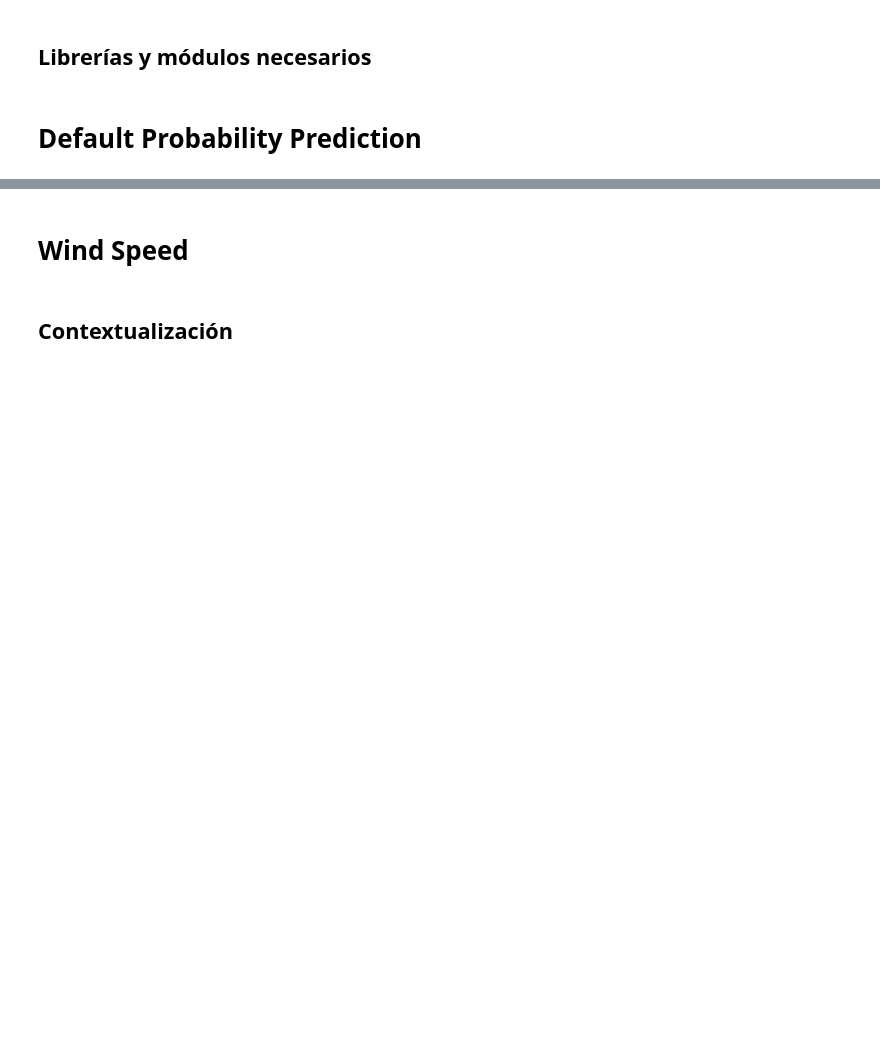
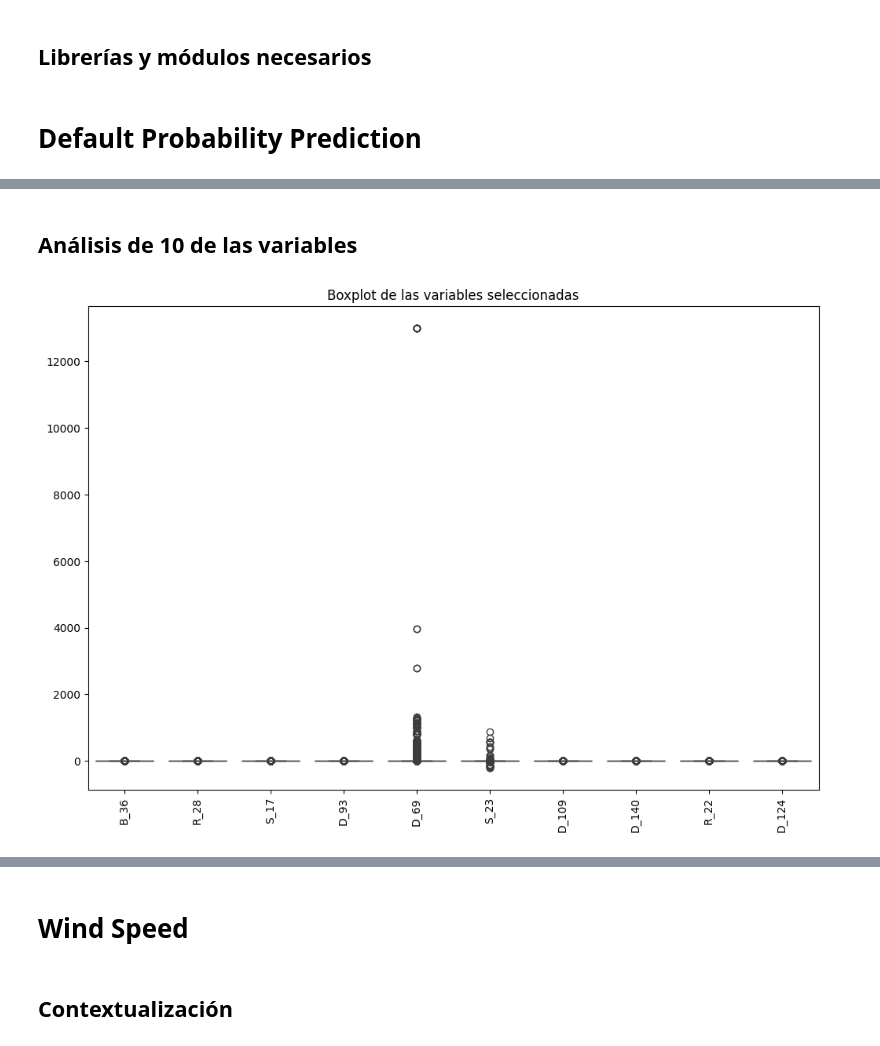
Before and after one commit to kmarcela11/Parcial2_MachineLearning, a Jupyter notebook: _sources/Ejercicio1.ipynb, the cells around one changed output, grey strips where cells are left out. Cells and saved outputs as stored; diff of their text form; code cells hidden in the pictures; blank space fills up the shorter version.

```diff
--- a/_sources/Ejercicio1.ipynb
+++ b/_sources/Ejercicio1.ipynb
@@ -18,0 +156,13 @@ import numpy as np
+# %%
+# Calcula el porcentaje de valores faltantes por columna
+missing_percentage = df.isnull().sum() / len(df) * 100
+
+# Identifica las columnas con más del 50% de valores faltantes
+columns_to_drop = missing_percentage[missing_percentage > 50].index.tolist()
+
+# Imprime las columnas que se eliminarán
+print("Columnas con más del 50% de datos faltantes que se eliminarán:")
+print(columns_to_drop)
+
+# Elimina las columnas
+df = df.drop(columns=columns_to_drop)
@@ -18,0 +214,16 @@ import numpy as np
+# %%
+categorical_columns = df.select_dtypes(include=['object']).columns
+
+# Llenar valores faltantes temporales con una cadena "missing" para no perder información
+df[categorical_columns] = df[categorical_columns].fillna('missing')
+
+# Usar HashingEncoder para convertir las variables categóricas a numéricas
+hashing_encoder = ce.HashingEncoder(cols=categorical_columns, n_components=8)  # n_components define la cantidad de columnas de salida
+df_encoded = hashing_encoder.fit_transform(df)
+
+# Seleccionar solo las columnas numéricas para aplicar el imputador
+df_numeric = df_encoded.select_dtypes(include=[float, int])
+
+# Aplicar KNNImputer
+imputer = KNNImputer(n_neighbors=3)
+df_imputed = pd.DataFrame(imputer.fit_transform(df_numeric), columns=df_numeric.columns)
@@ -18,0 +346,15 @@ import numpy as np
+# %% [markdown]
+## **Análisis de 10 de las variables**
+# %%
+# Seleccionar las columnas especificadas
+columnas_seleccionadas = ['B_36', 'R_28', 'S_17', 'D_93', 'D_69', 'S_23', 'D_109', 'D_140', 'R_22', 'D_124']
+df_seleccionado = df[columnas_seleccionadas]
+
+# Crear el boxplot para analizar la simetría, atípicos y dispersión de las variables seleccionadas
+plt.figure(figsize=(12, 8))
+sns.boxplot(data=df_seleccionado)
+plt.title('Boxplot de las variables seleccionadas')
+plt.xticks(rotation=90)
+plt.show()
+# %% [output]
+[figure, added]
```
Also changed, not shown: parts of 38 cells of this notebook, 23 other files.
